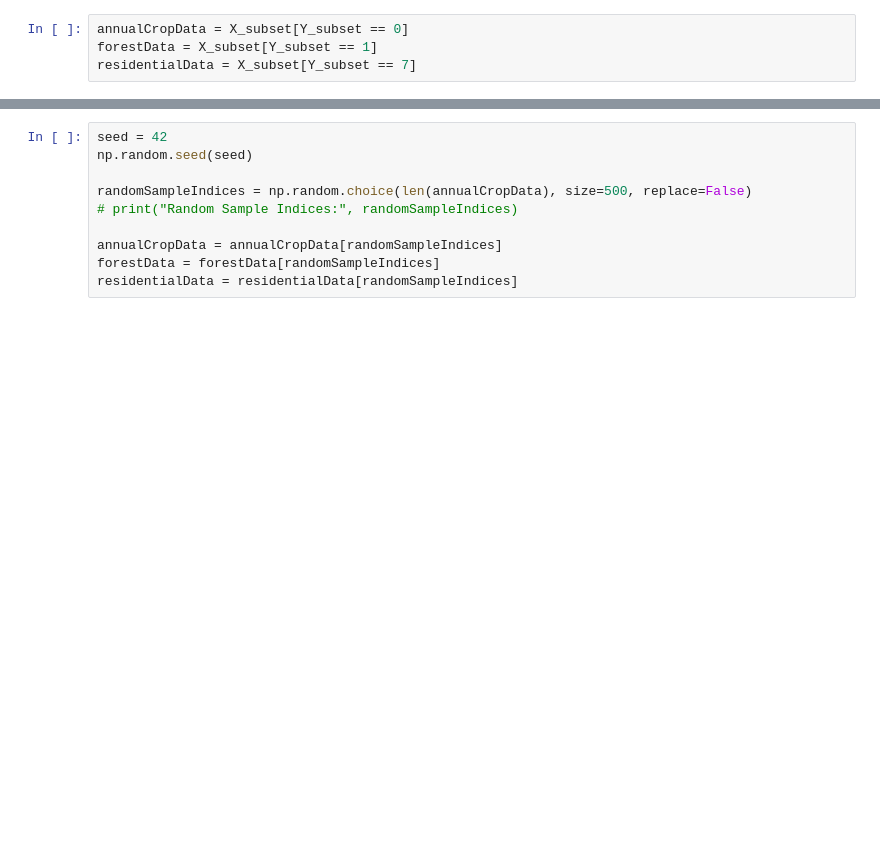
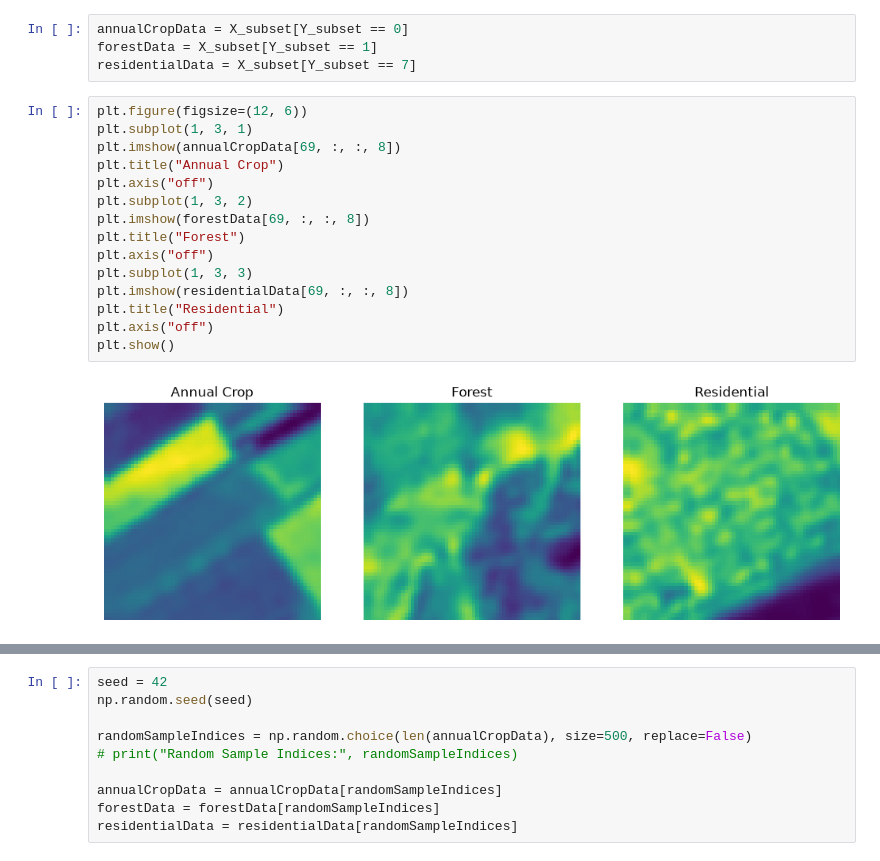
Before and after one commit to Joanna1101/ASEN-6337-Group-Project, a Jupyter notebook: Fisher_LDA.ipynb, the cells around one changed output, grey strips where cells are left out. Drawn from its saved outputs; the diff is of its cells as text; blank space fills up the shorter version.

```diff
--- a/Fisher_LDA.ipynb
+++ b/Fisher_LDA.ipynb
@@ -78,6 +78,23 @@ Subset Shape: (6300, 64, 64, 13)
 annualCropData = X_subset[Y_subset == 0]
 forestData = X_subset[Y_subset == 1]
 residentialData = X_subset[Y_subset == 7]
+# %%
+plt.figure(figsize=(12, 6))
+plt.subplot(1, 3, 1)
+plt.imshow(annualCropData[69, :, :, 8])
+plt.title("Annual Crop")
+plt.axis("off")
+plt.subplot(1, 3, 2)
+plt.imshow(forestData[69, :, :, 8])
+plt.title("Forest")
+plt.axis("off")
+plt.subplot(1, 3, 3)
+plt.imshow(residentialData[69, :, :, 8])
+plt.title("Residential")
+plt.axis("off")
+plt.show()
+# %% [output]
+[figure, added]
 # %%
 print(annualCropData.shape)
 print(forestData.shape)
```
Also changed, not shown: parts of 14 cells of this notebook.
